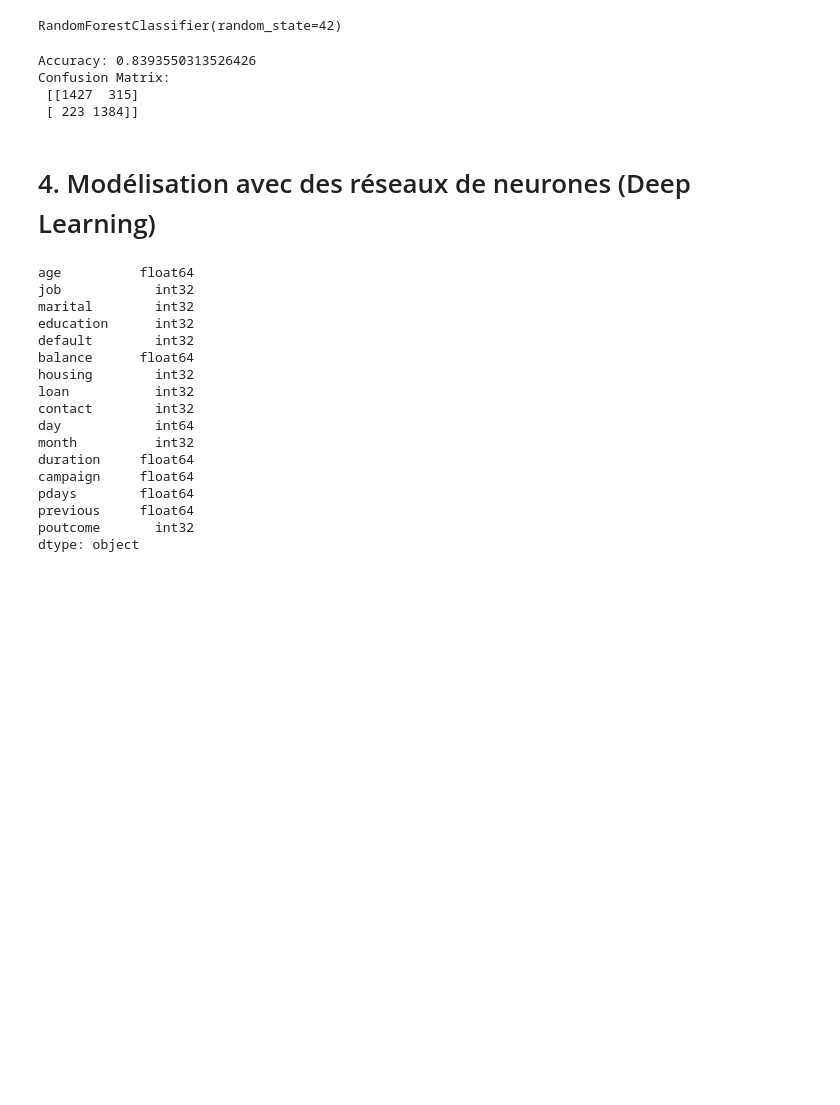
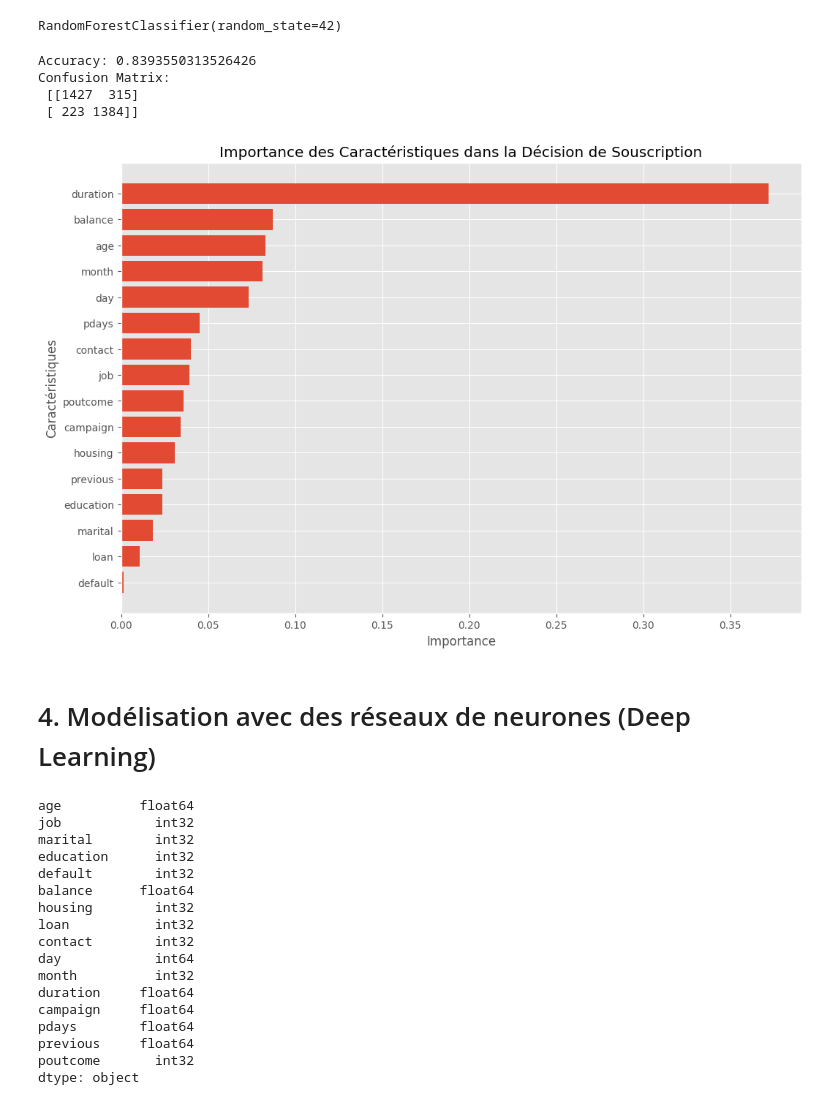
Before and after one commit to JhpAb/My_INSSEDS_Projects, a Jupyter notebook: ML & DL/Bank/bank_deposit.ipynb, the cells around one changed output. Cells and saved outputs as stored; diff of their text form; code cells hidden in the pictures; blank space fills up the shorter version.

```diff
--- a/ML & DL/Bank/bank_deposit.ipynb
+++ b/ML & DL/Bank/bank_deposit.ipynb
@@ -167,6 +167,29 @@ Accuracy: 0.8393550313526426
 Confusion Matrix:
  [[1427  315]
  [ 223 1384]]
+# %%
+# Extraire l'importance des caractéristiques
+importances = model_rf.feature_importances_
+
+# Créer un DataFrame pour visualiser les importances
+feature_importance_df = pd.DataFrame({
+    'Feature': X_train.columns,
+    'Importance': importances
+})
+
+# Trier les caractéristiques par ordre décroissant d'importance
+feature_importance_df = feature_importance_df.sort_values(by='Importance', ascending=False)
+
+# Visualiser l'importance des caractéristiques
+plt.figure(figsize=(12, 8))
+plt.barh(feature_importance_df['Feature'], feature_importance_df['Importance'])
+plt.xlabel('Importance')
+plt.ylabel('Caractéristiques')
+plt.title('Importance des Caractéristiques dans la Décision de Souscription')
+plt.gca().invert_yaxis()  # Pour afficher les caractéristiques les plus importantes en haut
+plt.show()
+# %% [output]
+[figure, added]
 # %% [markdown]
 # 4. Modélisation avec des réseaux de neurones (Deep Learning)
 # %%
```
Also changed, not shown: parts of 3 cells of this notebook.
